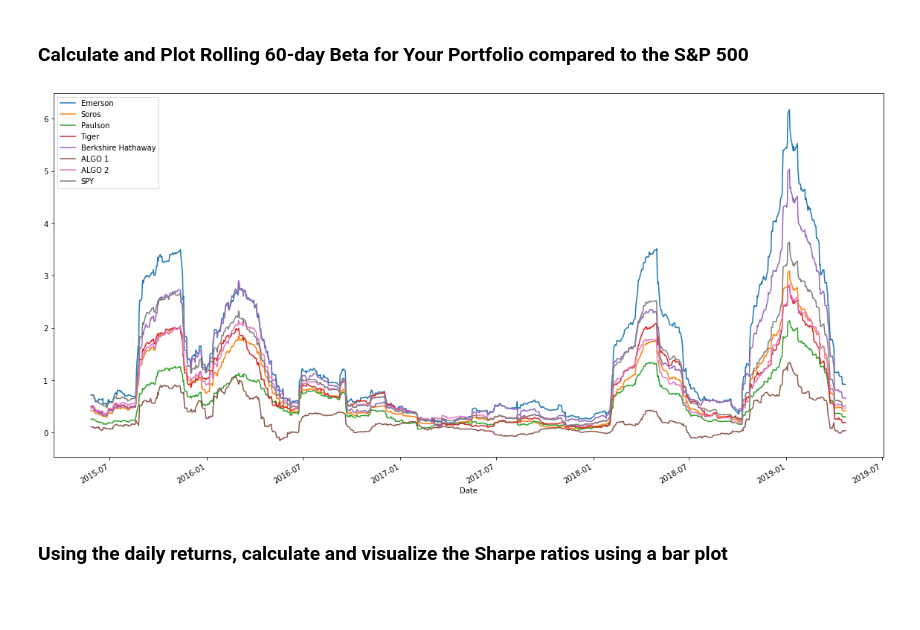
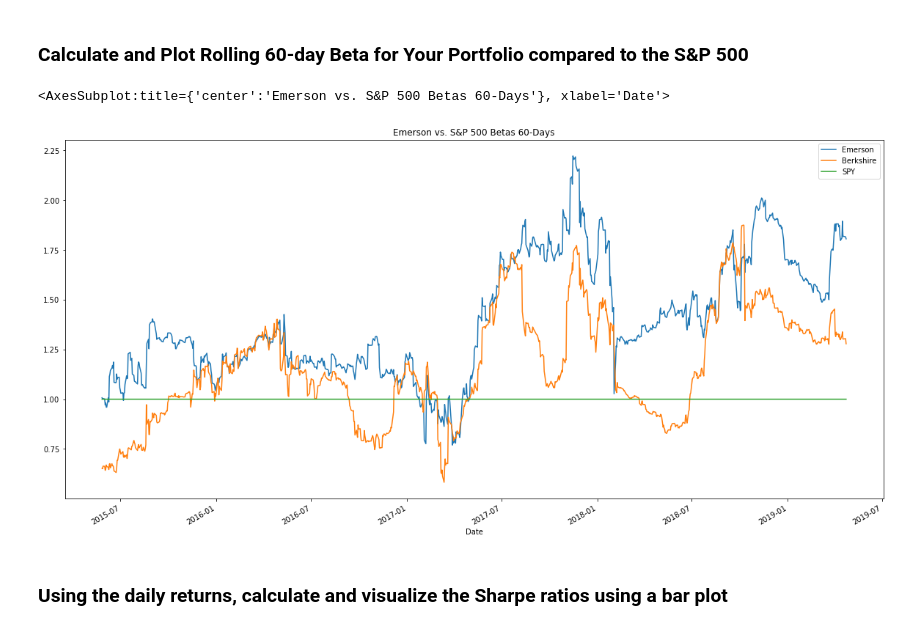
Before and after one commit to emersonwen/Rutgers_FinTech_Homework, a Jupyter notebook: Week-Four-Homework/04-Pandas/Instructions/Starter_Code/whale_analysis.ipynb, the cells around one changed output. Cells and saved outputs as stored; diff of their text form; code cells hidden in the pictures; blank space fills up the shorter version.

```diff
--- a/Week-Four-Homework/04-Pandas/Instructions/Starter_Code/whale_analysis.ipynb
+++ b/Week-Four-Homework/04-Pandas/Instructions/Starter_Code/whale_analysis.ipynb
@@ -811,15 +813,26 @@ sns.heatmap(mega_combined_clean_corr)
 [figure]
 # %% [markdown]
 ### Calculate and Plot Rolling 60-day Beta for Your Portfolio compared to the S&P 500
-# %%
-# Calculate and plot Beta
-covariance = mega_combined_clean.rolling(window=60).cov(mega_combined_clean['SPY'])
-variance = mega_combined_clean['SPY'].var()
-beta_60 = covariance / variance
-
-beta_60.plot(figsize=(20,10));
-# %% [output]
-[figure, removed]
+# %%
+# Calculate and plot Beta
+emerson_covariance_60 = mega_combined_clean['Emerson'].rolling(window=60).cov(mega_combined_clean['SPY'])
+berkshire_covariance_60 = mega_combined_clean['Berkshire Hathaway'].rolling(window=60).cov(mega_combined_clean['SPY'])
+sp_covariance_60 = mega_combined_clean['SPY'].rolling(window=60).cov(mega_combined_clean['SPY'])
+
+variance_60 = mega_combined_clean['SPY'].rolling(window=60).var()
+
+emerson_beta_60 = emerson_covariance_60 / variance_60
+berkshire_beta_60 = berkshire_covariance_60 / variance_60
+sp500_beta_60 = sp_covariance_60 / variance_60
+# %%
+emerson_sp_calc = { 'Emerson':emerson_beta_60,
+                    'Berkshire':berkshire_beta_60,
+                    'SPY':sp500_beta_60}
+emerson_sp_betas = pd.DataFrame(emerson_sp_calc)
+emerson_sp_betas.plot(kind='line', title='Emerson vs. S&P 500 Betas 60-Days', figsize=(20,10))
+# %% [output]
+<AxesSubplot:title={'center':'Emerson vs. S&P 500 Betas 60-Days'}, xlabel='Date'>
+[figure, added]
 # %% [markdown]
 ### Using the daily returns, calculate and visualize the Sharpe ratios using a bar plot
 # %%
```
Also changed, not shown: parts of 2 cells of this notebook, 1 other file.
